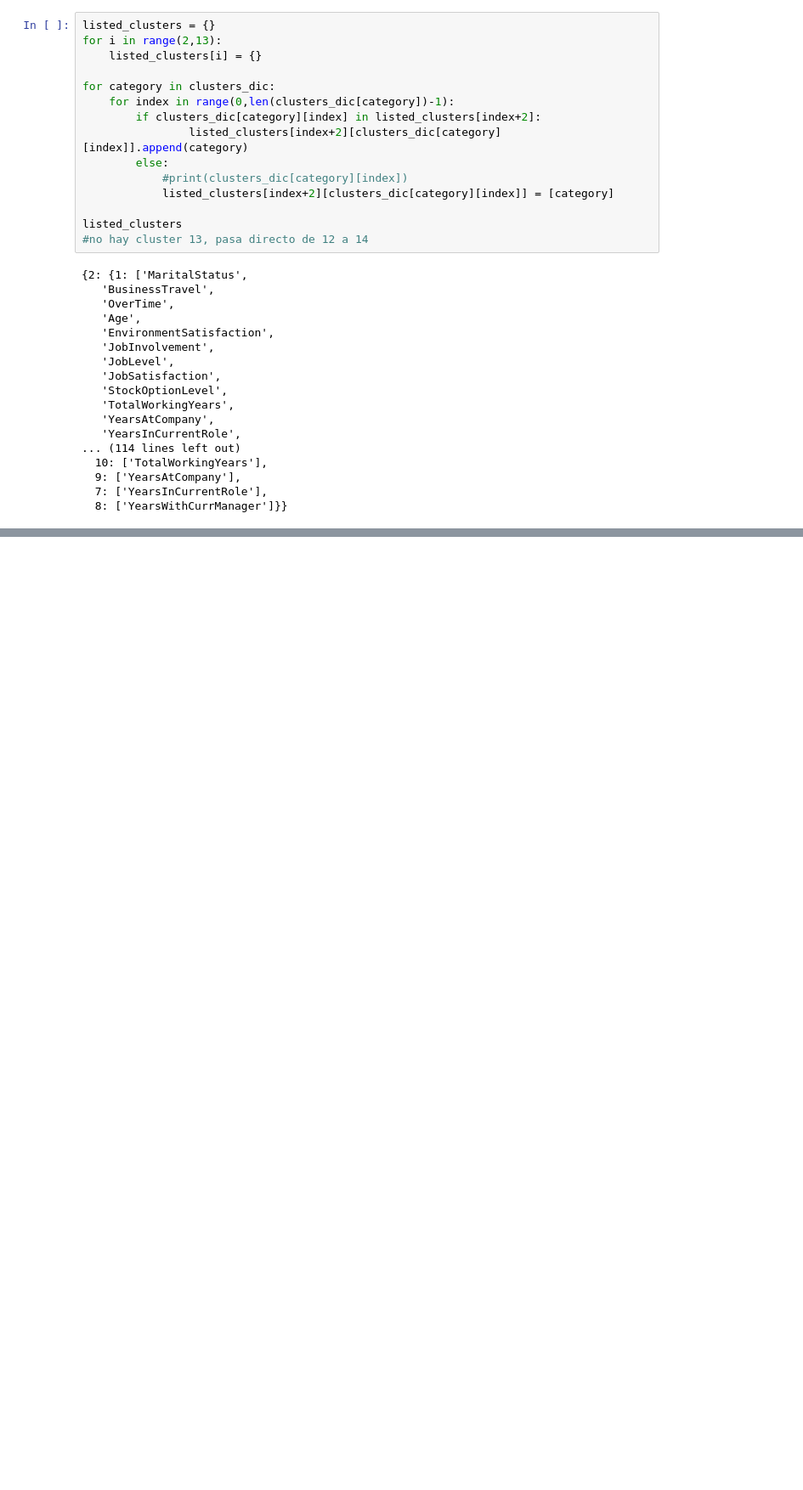
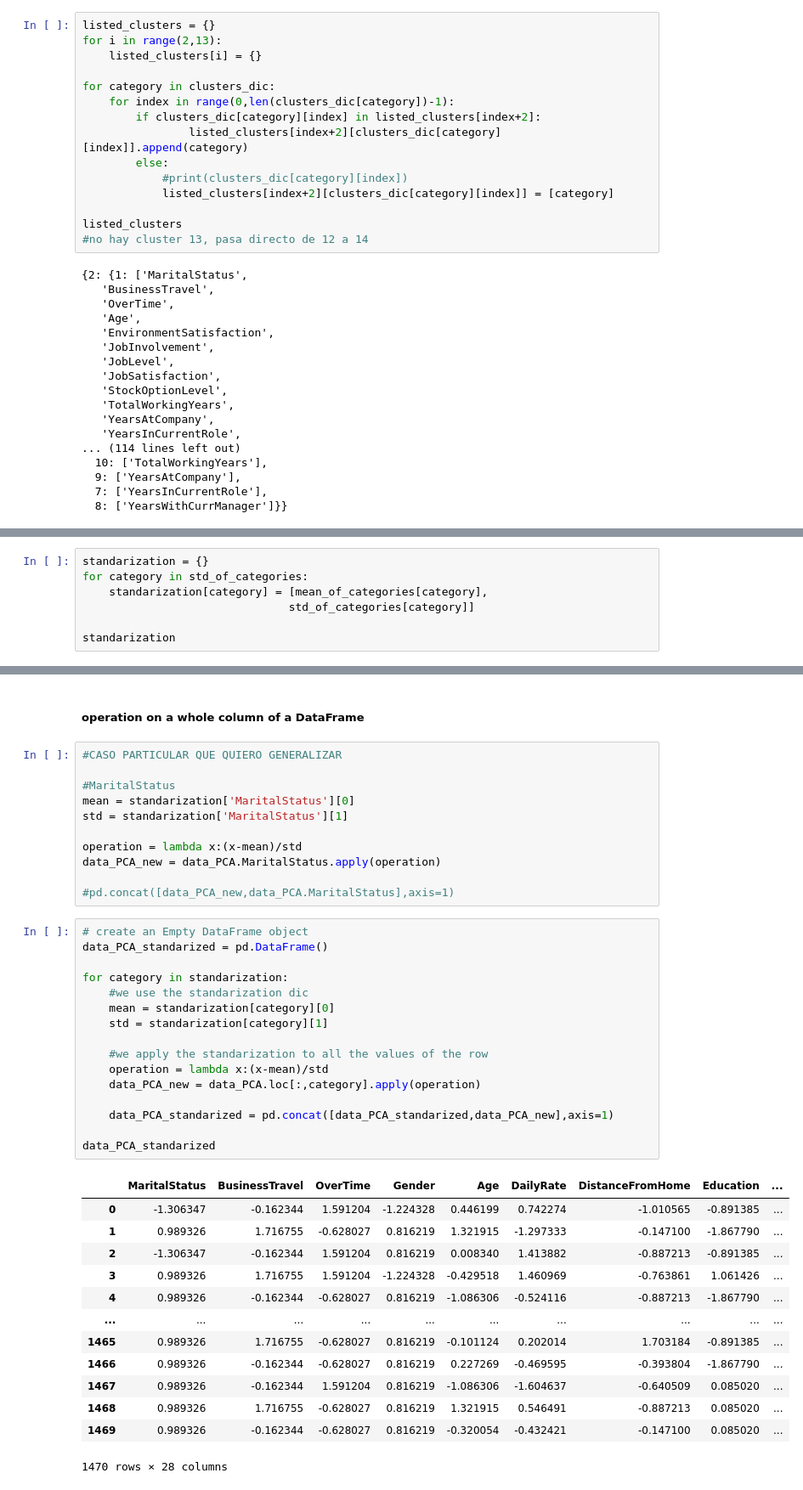
Before and after one commit to Bimex-es/Attrition, a Jupyter notebook: Coding/Probability_and_main_Python_TFM.ipynb, the cells around one changed output, grey strips where cells are left out. Shown at 85% size. Cells and saved outputs as stored; diff of their text form; blank space fills up the shorter version.

```diff
--- a/Coding/Probability_and_main_Python_TFM.ipynb
+++ b/Coding/Probability_and_main_Python_TFM.ipynb
@@ -570,0 +744,7 @@ listed_clusters
+# %%
+standarization = {}
+for category in std_of_categories:
+    standarization[category] = [mean_of_categories[category],
+                               std_of_categories[category]]
+
+standarization
@@ -570,0 +784,43 @@ listed_clusters
+# %% [markdown]
+##### operation on a whole column of a DataFrame <a class="anchor" id="c"></a>
+# %%
+#CASO PARTICULAR QUE QUIERO GENERALIZAR
+
+#MaritalStatus
+mean = standarization['MaritalStatus'][0]
+std = standarization['MaritalStatus'][1]
+
+operation = lambda x:(x-mean)/std
+data_PCA_new = data_PCA.MaritalStatus.apply(operation)
+
+#pd.concat([data_PCA_new,data_PCA.MaritalStatus],axis=1)
+# %%
+# create an Empty DataFrame object
+data_PCA_standarized = pd.DataFrame()
+
+for category in standarization:
+    #we use the standarization dic
+    mean = standarization[category][0]
+    std = standarization[category][1]
+
+    #we apply the standarization to all the values of the row
+    operation = lambda x:(x-mean)/std
+    data_PCA_new = data_PCA.loc[:,category].apply(operation)
+
+    data_PCA_standarized = pd.concat([data_PCA_standarized,data_PCA_new],axis=1)
+
+data_PCA_standarized
+# %% [output]
+|  | MaritalStatus | BusinessTravel | OverTime | Gender | Age | DailyRate | DistanceFromHome | Education | ... |
+| 0 | -1.306347 | -0.162344 | 1.591204 | -1.224328 | 0.446199 | 0.742274 | -1.010565 | -0.891385 | ... |
+| 1 | 0.989326 | 1.716755 | -0.628027 | 0.816219 | 1.321915 | -1.297333 | -0.147100 | -1.867790 | ... |
+| 2 | -1.306347 | -0.162344 | 1.591204 | 0.816219 | 0.008340 | 1.413882 | -0.887213 | -0.891385 | ... |
+| 3 | 0.989326 | 1.716755 | 1.591204 | -1.224328 | -0.429518 | 1.460969 | -0.763861 | 1.061426 | ... |
+| 4 | 0.989326 | -0.162344 | -0.628027 | 0.816219 | -1.086306 | -0.524116 | -0.887213 | -1.867790 | ... |
+| ... | ... | ... | ... | ... | ... | ... | ... | ... | ... |
+| 1465 | 0.989326 | 1.716755 | -0.628027 | 0.816219 | -0.101124 | 0.202014 | 1.703184 | -0.891385 | ... |
+| 1466 | 0.989326 | -0.162344 | -0.628027 | 0.816219 | 0.227269 | -0.469595 | -0.393804 | -1.867790 | ... |
+| 1467 | 0.989326 | -0.162344 | 1.591204 | 0.816219 | -1.086306 | -1.604637 | -0.640509 | 0.085020 | ... |
+| 1468 | 0.989326 | 1.716755 | -0.628027 | 0.816219 | 1.321915 | 0.546491 | -0.887213 | 0.085020 | ... |
+| 1469 | 0.989326 | -0.162344 | -0.628027 | 0.816219 | -0.320054 | -0.432421 | -0.147100 | 0.085020 | ... |
+1470 rows × 28 columns
```
Also changed, not shown: parts of 34 cells of this notebook.
